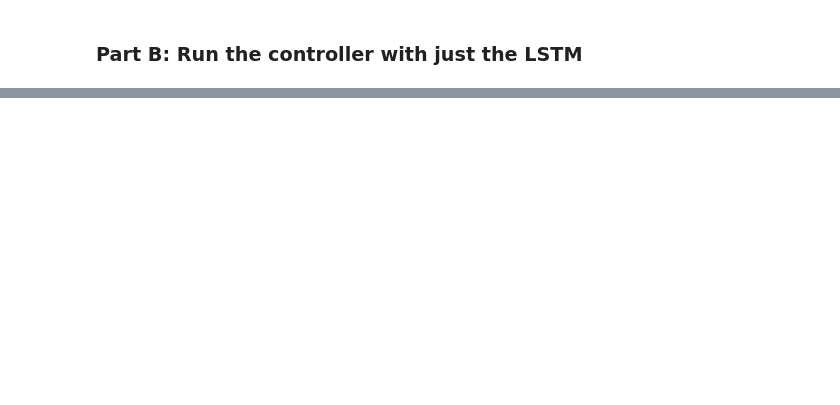
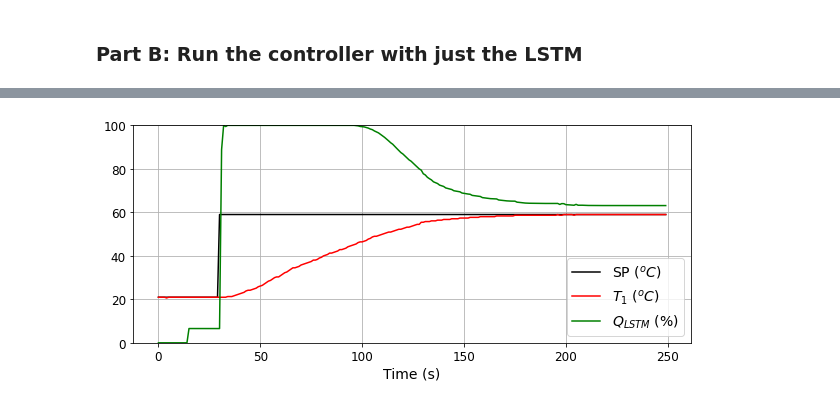
Before and after one commit to APMonitor/pds, a Jupyter notebook: LSTM_Automation.ipynb, the cells around one changed output, grey strips where cells are left out. Drawn from its saved outputs; the diff is of its cells as text; code cells hidden in the pictures; blank space fills up the shorter version.

```diff
--- a/LSTM_Automation.ipynb
+++ b/LSTM_Automation.ipynb
@@ -440,6 +450,7 @@ plt.yticks(size=12)
 ### Part B: Run the controller with just the LSTM
 # %%
 # Run test
+loops = 300
 with TCLab() as lab:
     # Find current T1, T2
     print('Temperature 1: {0:0.2f} °C'.format(lab.T1))
@@ -469,10 +498,14 @@ with TCLab() as lab:
 # %%
 plt.figure(figsize=(10,4))
 plt.plot(Tsp[:i],'k-',label='SP $(^oC)$')
 plt.plot(T1[:i],'r-',label='$T_1$ $(^oC)$')
 plt.plot(Qlstm[:i],'g-',label='$Q_{LSTM}$ (%)')
-plt.legend(loc='upper right',fontsize=14)
+plt.legend(fontsize=14)
 plt.ylim((0,100))
 plt.xlabel('Time (s)',size=14)
 plt.xticks(size=12)
 plt.yticks(size=12)
+plt.grid()
+plt.show()
+# %% [output]
+[figure, added]
```
Also changed, not shown: parts of 6 cells of this notebook.
